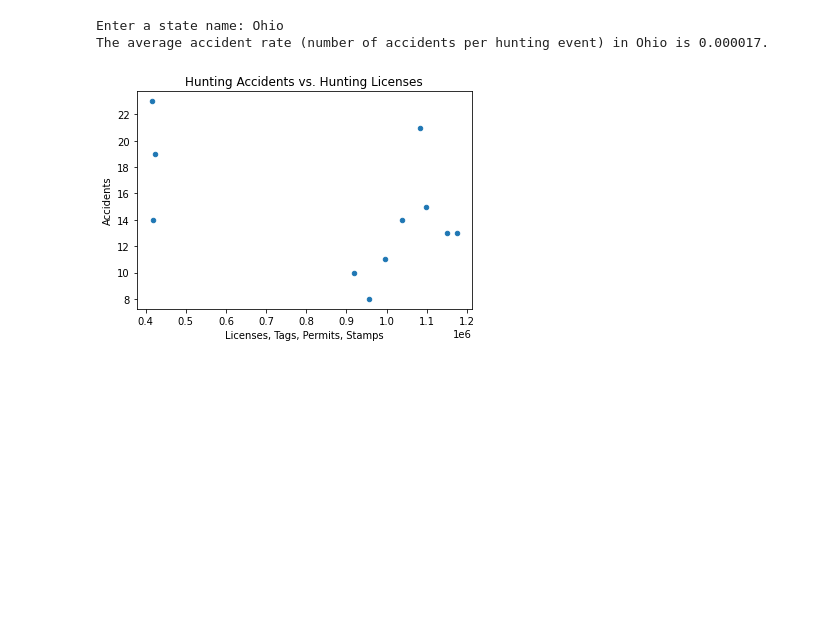
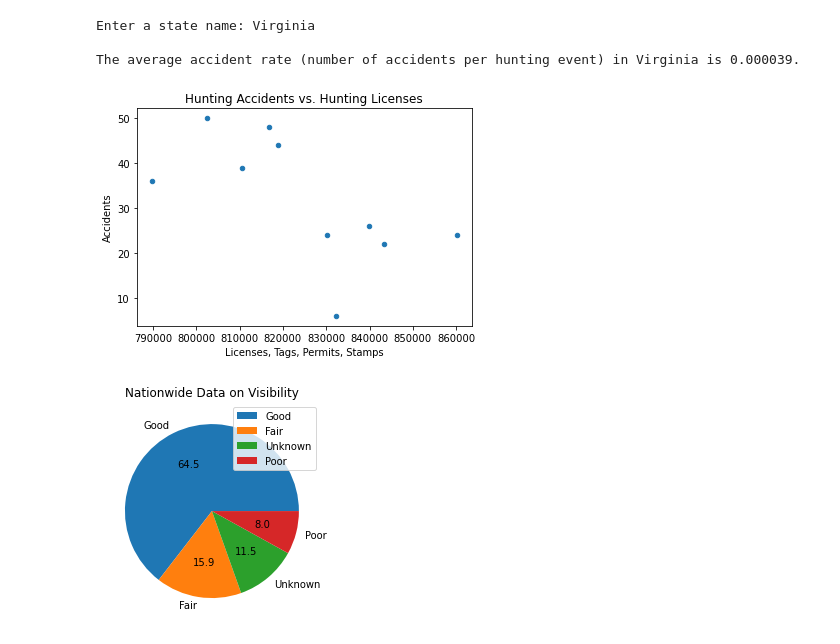
Before and after one commit to jordancccac/fall21python2_jc, a Jupyter notebook: Hunting_Analytics/Hunting_Safety_Analytics.ipynb, the cells around one changed output. Saved outputs shown, nothing was run; the diff lists cells and outputs as text; code cells hidden in the pictures; blank space fills up the shorter version.

```diff
--- a/Hunting_Analytics/Hunting_Safety_Analytics.ipynb
+++ b/Hunting_Analytics/Hunting_Safety_Analytics.ipynb
@@ -25,0 +95,28 @@ def read_in_accidents():
+# %%
+def visualize_analytics(dictkey):
+
+    '''This function takes in the dataframe with the parameter variable being the datapoint
+    to be analyzed. The data spans all years and states. It plots the dataframe into a pie chart.'''
+
+    #pass in dataframe with dictkey/datapoint to be analyzed
+    accident_data=accident_analytics(dictkey)
+    #make indicies into a column
+    accident_data.reset_index(inplace=True)
+    #make new column names
+    accident_data.columns=['Data Type', 'Number']
+    #change data to floats to be plotted
+    changedtype={'Number':float}
+    accident_data=accident_data.astype(changedtype)
+    #set condition to plot smaller dataframes without subplots
+
+    if len(accident_data)<5:
+
+        accident_data.plot.pie(y='Number', autopct='%.1f', labels=accident_data['Data Type'], \
+                               label='',title='Nationwide Data on '+dictkey)
+    #plot larger dataframes with subplots and other features for readability
+    else:
+        accident_data.plot.pie(y='Number', autopct='%.1f', labels=accident_data['Data Type'],\
+        subplots=True,label='', legend=False, figsize=(8,8), \
+                               textprops={'fontsize':10},title='Nationwide Data on '+dictkey)
+
+visualize_analytics('Visibility')
@@ -28,7 +127,9 @@ def accident_counter(state):
 
     try:
 
-        '''This fucntion takes in the accident list state to be counted '''
+        '''This fucntion takes in the list of accidents and the state the user chooses. It counts
+        the number of accidents for said state for each year. Those values are put into a
+        Data Frame.'''
 
     #pass in the list of accidents
         accidents=read_in_accidents()
@@ -58,7 +159,7 @@ def accident_counter(state):
     except ValueError:
         print()
 
-accident_counter('Kentucky')
+#accident_counter('Pennsylvania')
 # %%
 def user_input():
 
@@ -364,13 +466,13 @@ def plot():
 # %%
 def accident_rate():
 
-    '''this function takes in the full dataframe of licenses and accidents and calculates
+    '''This function takes in the full dataframe of licenses and accidents and calculates
     the average rate of accidents over the time period.'''
 
     #take in full dataframe:
     fulldf=join_accident_licenses(name)
 
-    #drop empty rows
+    #drop empty rows to control for missing accident data
     fulldf=fulldf.dropna()
     #get accident average
     accidentavg=fulldf['Accidents'].mean()
@@ -385,13 +487,14 @@ def accident_rate():
 # %%
 
 name, abbrev=user_input()
-
 df0,df1,df2,df3,df4,df5=read_hunting_license_early()
-
+print()
+accident_rate()
 plot()
-
-accident_rate()
+visualize_analytics('Visibility')
 # %% [output]
-Enter a state name: Ohio
-The average accident rate (number of accidents per hunting event) in Ohio is 0.000017.
+Enter a state name: Virginia
+
+The average accident rate (number of accidents per hunting event) in Virginia is 0.000039.
-[figure, old version]
+[figure, new version]
+[figure, added]
```
Also changed, not shown: parts of 5 cells of this notebook.
